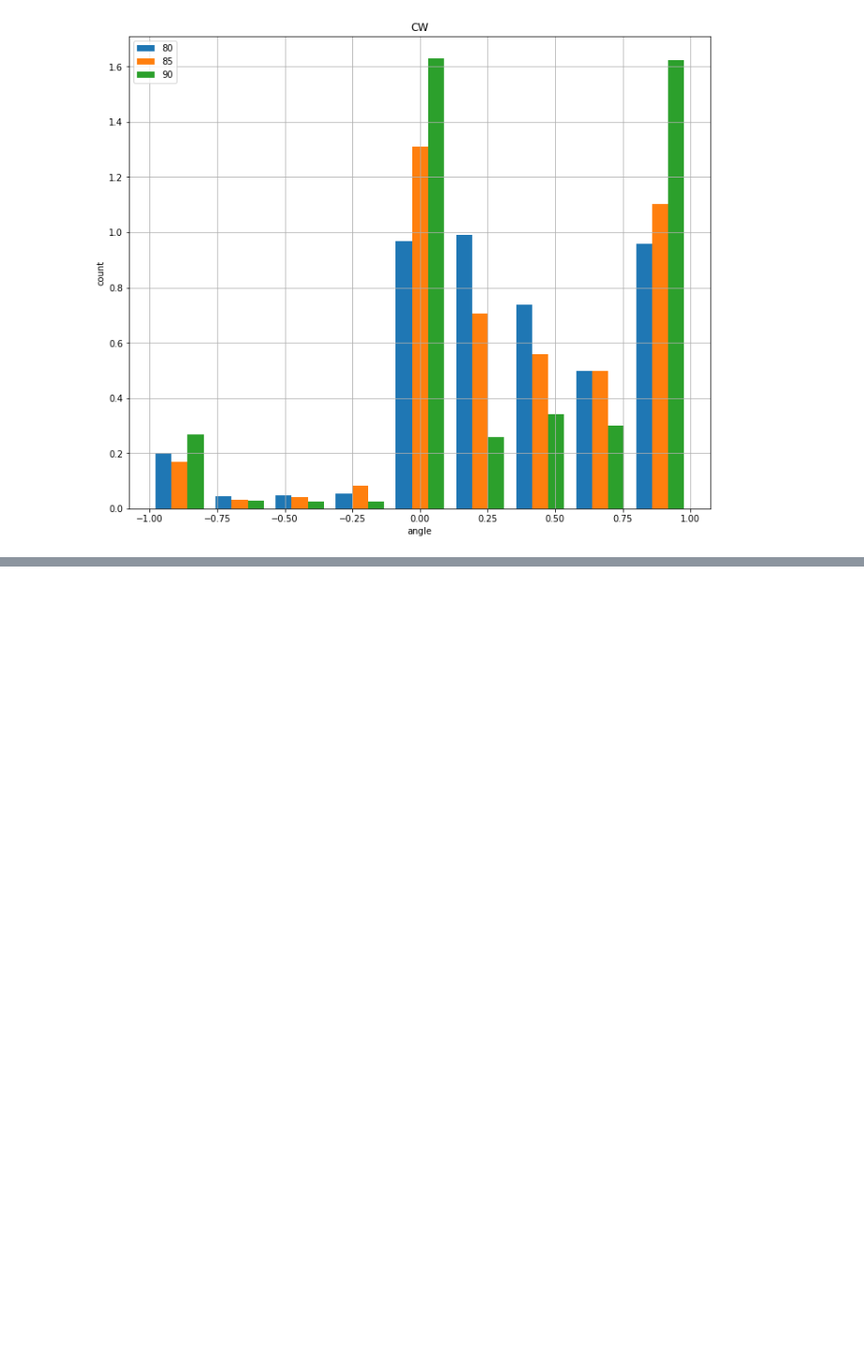
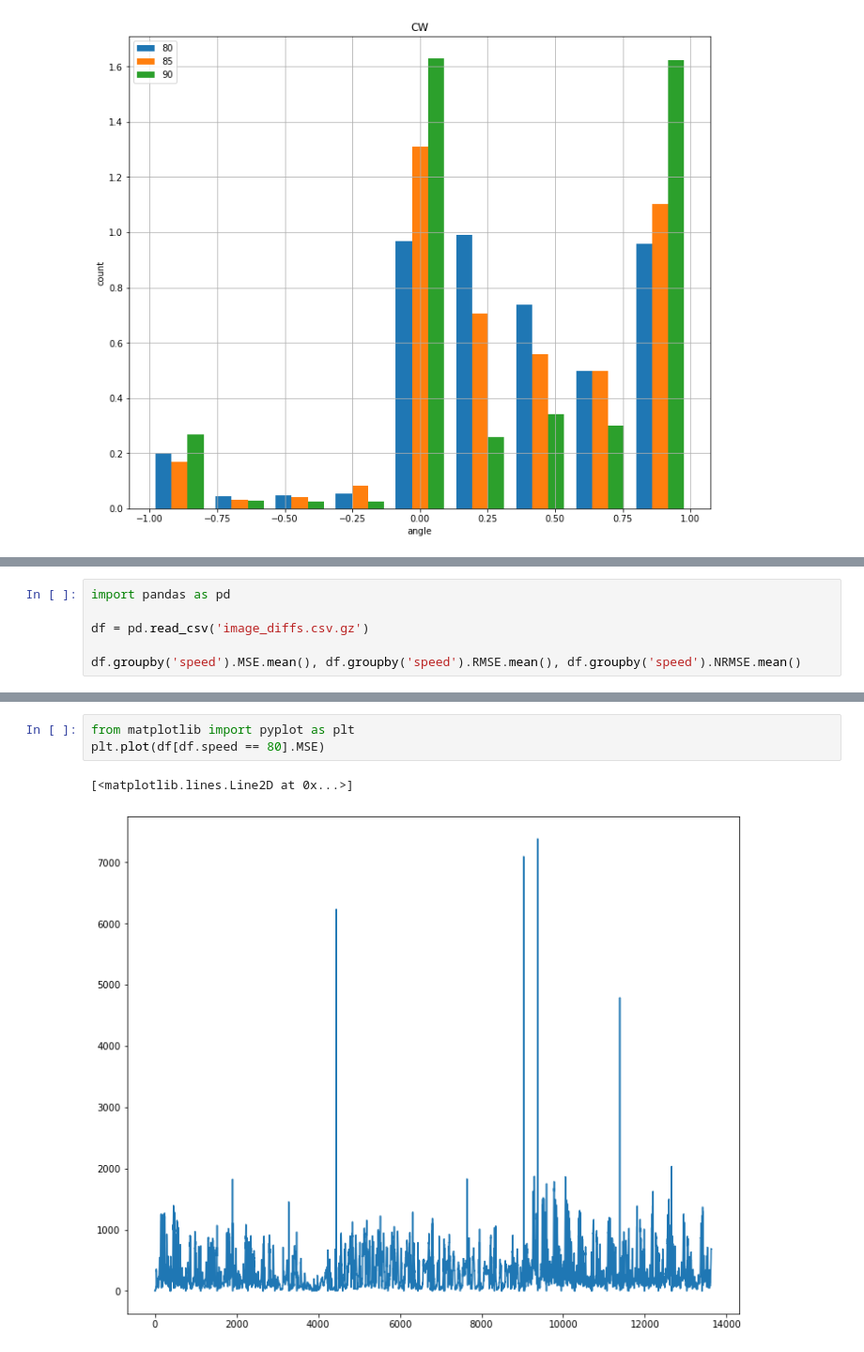
Before and after one commit to kristjanr/dat-sci-master-thesis, a Jupyter notebook: EDA1.ipynb, the cells around one changed output, grey strips where cells are left out. Shown at 94% size. Drawn from its saved outputs; the diff is of its cells as text; blank space fills up the shorter version.

```diff
--- a/EDA1.ipynb
+++ b/EDA1.ipynb
@@ -313,0 +422,6 @@ hist = plot_all(direction, get_angles_for_direction(tub_angles, direction))
+# %%
+import pandas as pd
+
+df = pd.read_csv('image_diffs.csv.gz')
+
+df.groupby('speed').MSE.mean(), df.groupby('speed').RMSE.mean(), df.groupby('speed').NRMSE.mean()
@@ -313,0 +456,6 @@ hist = plot_all(direction, get_angles_for_direction(tub_angles, direction))
+# %%
+from matplotlib import pyplot as plt
+plt.plot(df[df.speed == 80].MSE)
+# %% [output]
+[<matplotlib.lines.Line2D at 0x...>]
+[figure, added]
```
Also changed, not shown: parts of 26 cells of this notebook.
